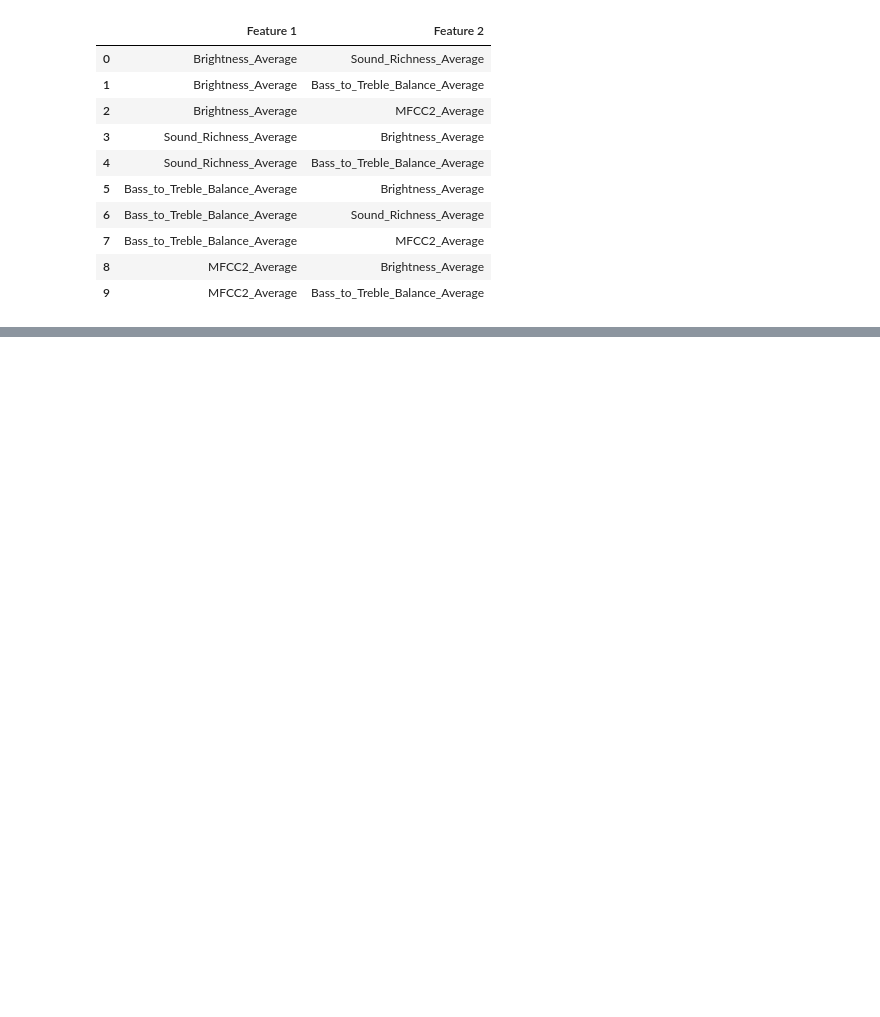
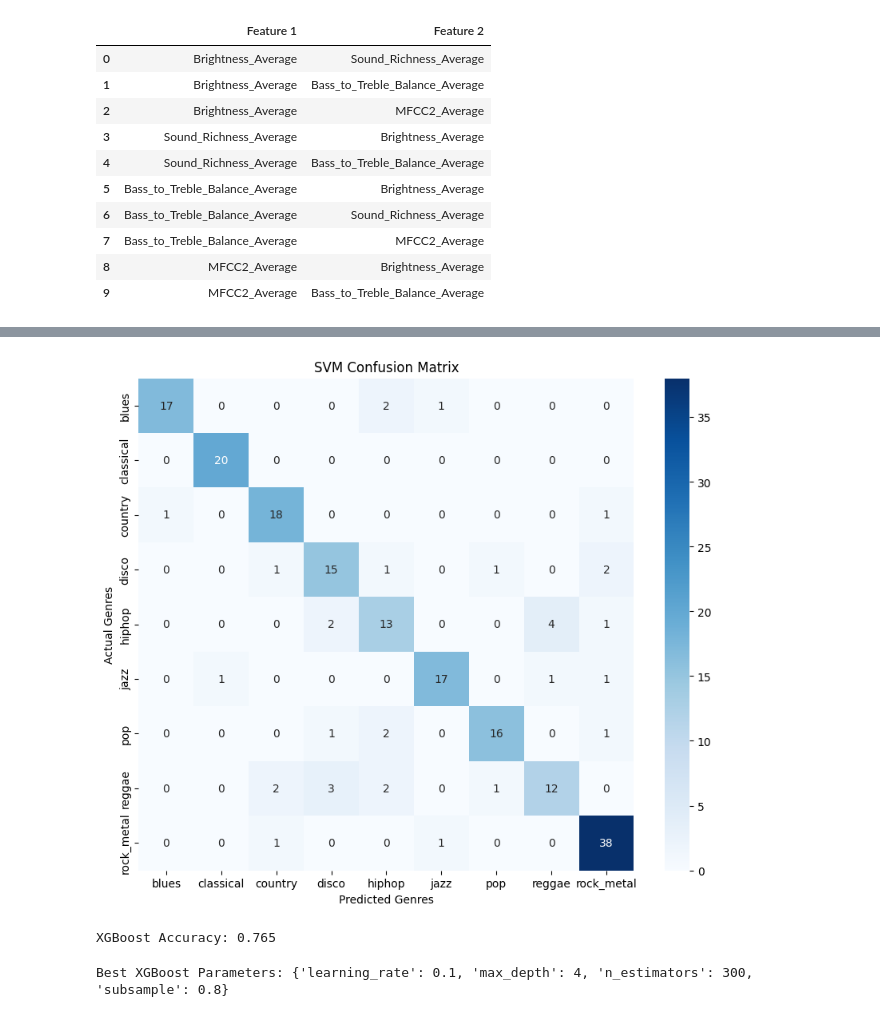
Before and after one commit to Milltrader/MusicalGenrePrediction, a Jupyter notebook: AudioGenre.ipynb, the cells around one changed output, grey strips where cells are left out. Drawn from its saved outputs; the diff is of its cells as text; code cells hidden in the pictures; blank space fills up the shorter version.

```diff
--- a/AudioGenre.ipynb
+++ b/AudioGenre.ipynb
@@ -183,0 +283,21 @@ Encoded Labels: {0: 'blues', 1: 'classical', 2: 'country', 3: 'disco', 4: 'hipho
+# %%
+from sklearn.svm import SVC
+from sklearn.model_selection import GridSearchCV
+
+# Define the parameter grid
+param_grid = {
+    'C': [ 1, 7, 10,15, 20],             # Regularization parameter
+    'gamma': [1, 0.1, 0.01, 0.001],     # Kernel coefficient
+    'kernel': ['rbf', 'linear', 'poly'], # Types of kernel
+    'degree': [1, 2, 3]                 # For polynomial kernel
+}
+# Initialize the SVM model
+svm = SVC(probability=True, random_state=42)
+
+# Grid search with cross-validation
+grid_search_svm = GridSearchCV(estimator=svm, param_grid=param_grid, cv=5, scoring='accuracy', n_jobs=-1)
+grid_search_svm.fit(X_train_pca, y_train)
+
+# Get the best model and parameters
+best_svm = grid_search_svm.best_estimator_
+print("Best Parameters:", grid_search_svm.best_params_)
@@ -183,0 +306,8 @@ Encoded Labels: {0: 'blues', 1: 'classical', 2: 'country', 3: 'disco', 4: 'hipho
+# %%
+# Predict on the test set
+y_pred_svm = best_svm.predict(X_test_pca)
+
+# Evaluate performance
+from sklearn.metrics import classification_report, accuracy_score
+print("Tuned SVM Accuracy:", accuracy_score(y_test, y_pred_svm))
+print("Classification Report:\n", classification_report(y_test, y_pred_svm))
@@ -183,0 +332,50 @@ Encoded Labels: {0: 'blues', 1: 'classical', 2: 'country', 3: 'disco', 4: 'hipho
+# %%
+cm = confusion_matrix(y_test, y_pred_svm)
+
+
+plt.figure(figsize=(10, 8))
+sns.heatmap(cm, annot=True, fmt='d', cmap='Blues', xticklabels=le.classes_, yticklabels=le.classes_)
+plt.title("SVM Confusion Matrix")
+plt.xlabel("Predicted Genres")
+plt.ylabel("Actual Genres")
+plt.show()
+# %% [output]
+[figure, added]
+# %%
+from xgboost import XGBClassifier
+
+# Train XGBoost
+xgb = XGBClassifier(random_state=42, eval_metric='mlogloss')
+xgb.fit(X_train, y_train)
+
+# Evaluate
+y_pred_xgb = xgb.predict(X_test)
+print("XGBoost Accuracy:", accuracy_score(y_test, y_pred_xgb))
+# %% [output]
+XGBoost Accuracy: 0.765
+# %%
+
+param_grid_xgb = {
+    'n_estimators': [200, 300, 350],
+    'max_depth': [4, 5, 6],
+    'learning_rate': [0.1, 0.2],
+    'subsample': [0.6, 0.8],
+
+}
+
+grid_search_xgb = GridSearchCV(
+    estimator=XGBClassifier(random_state=42, eval_metric='mlogloss'),
+    param_grid=param_grid_xgb,
+    cv=3,
+    scoring='accuracy',
+    n_jobs=-1
+)
+
+# Fit the grid search
+grid_search_xgb.fit(X_train, y_train)
+
+# Best estimator and parameters
+best_xgb = grid_search_xgb.best_estimator_
+print("Best XGBoost Parameters:", grid_search_xgb.best_params_)
+# %% [output]
+Best XGBoost Parameters: {'learning_rate': 0.1, 'max_depth': 4, 'n_estimators': 300, 'subsample': 0.8}
```
Also changed, not shown: parts of 19 cells of this notebook.
